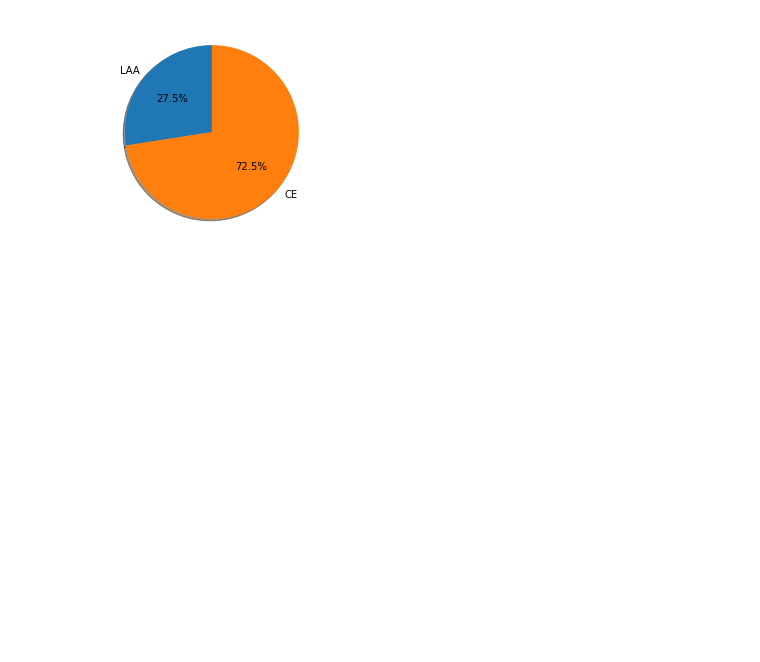
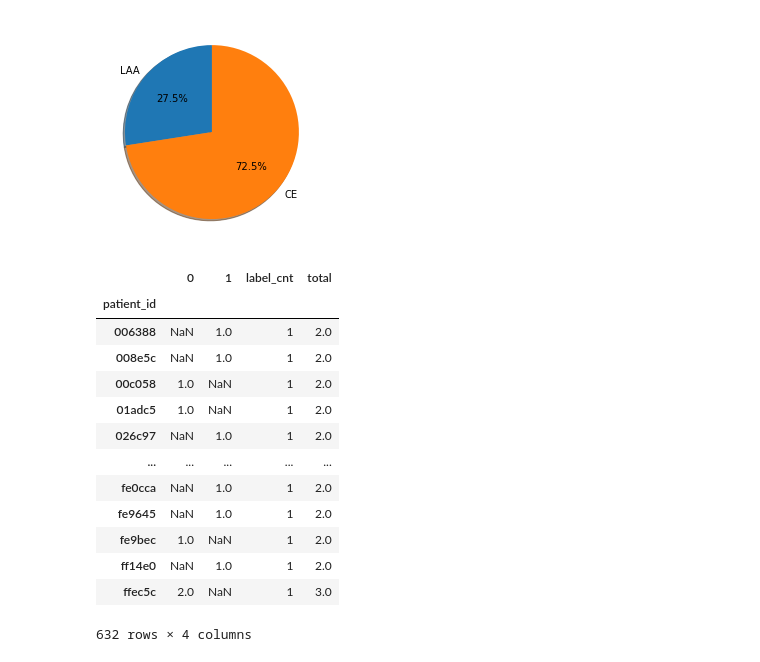
Before and after one commit to marian963/MayoClinic_Kaggle, a Jupyter notebook: MayoClinic_Kaggle.ipynb, the cells around one changed output. Saved outputs shown, nothing was run; the diff lists cells and outputs as text; code cells hidden in the pictures; blank space fills up the shorter version.

```diff
--- a/MayoClinic_Kaggle.ipynb
+++ b/MayoClinic_Kaggle.ipynb
@@ -246,3 +278,31 @@ ax.axis("off")
 plt.show()
 # %% [output]
 [figure]
+# %%
+p_label = pd.pivot_table(df_train,
+               index='patient_id',
+               columns='label',
+               values=['image_id'],
+               aggfunc={'image_id':[np.size]}
+              )
+p_label.columns = [f'{c}' for _, _, c in p_label.columns]
+p_label['label_cnt'] =2-p_label.isna().sum(axis=1)
+
+p_label['total']= p_label.sum(axis=1)
+
+p_label
+# %% [output]
+|  | 0 | 1 | label_cnt | total |
+| patient_id |  |  |  |  |
+| 006388 | NaN | 1.0 | 1 | 2.0 |
+| 008e5c | NaN | 1.0 | 1 | 2.0 |
+| 00c058 | 1.0 | NaN | 1 | 2.0 |
+| 01adc5 | 1.0 | NaN | 1 | 2.0 |
+| 026c97 | NaN | 1.0 | 1 | 2.0 |
+| ... | ... | ... | ... | ... |
+| fe0cca | NaN | 1.0 | 1 | 2.0 |
+| fe9645 | NaN | 1.0 | 1 | 2.0 |
+| fe9bec | 1.0 | NaN | 1 | 2.0 |
+| ff14e0 | NaN | 1.0 | 1 | 2.0 |
+| ffec5c | 2.0 | NaN | 1 | 3.0 |
+632 rows × 4 columns
```
Also changed, not shown: parts of 10 cells of this notebook.
